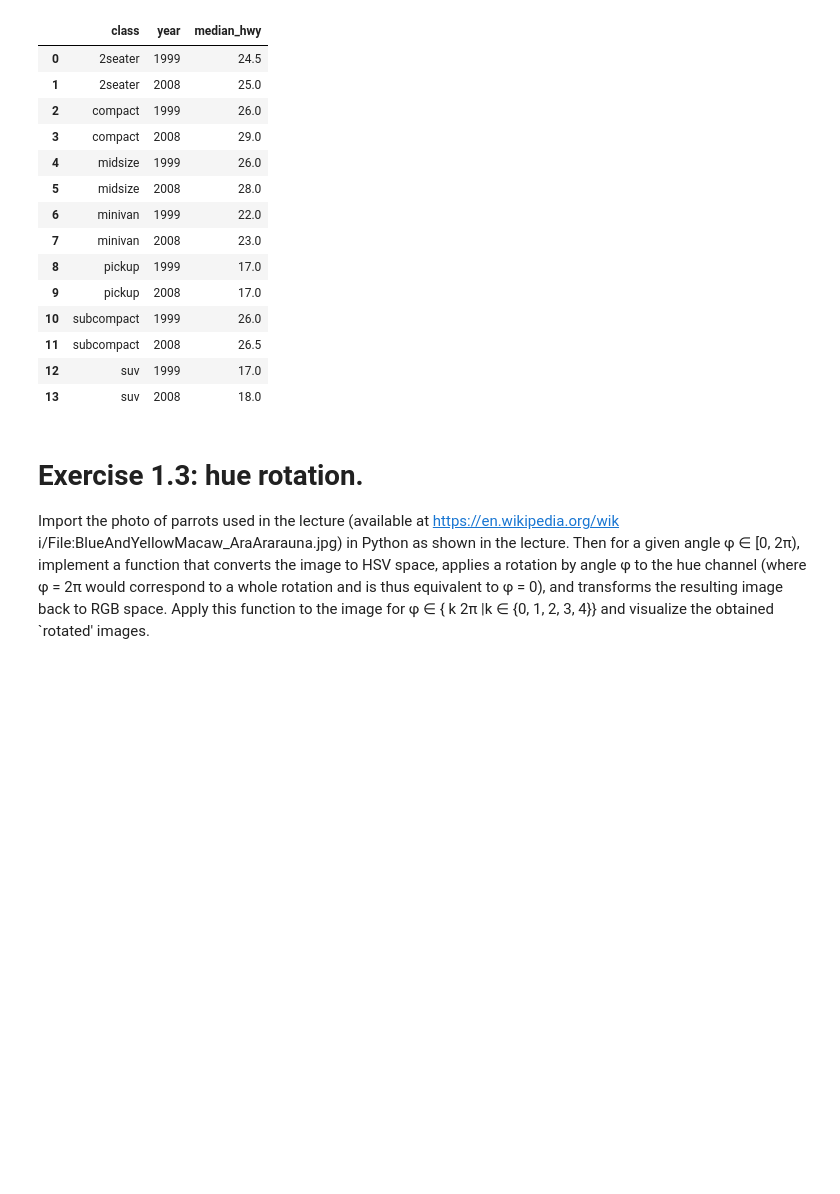
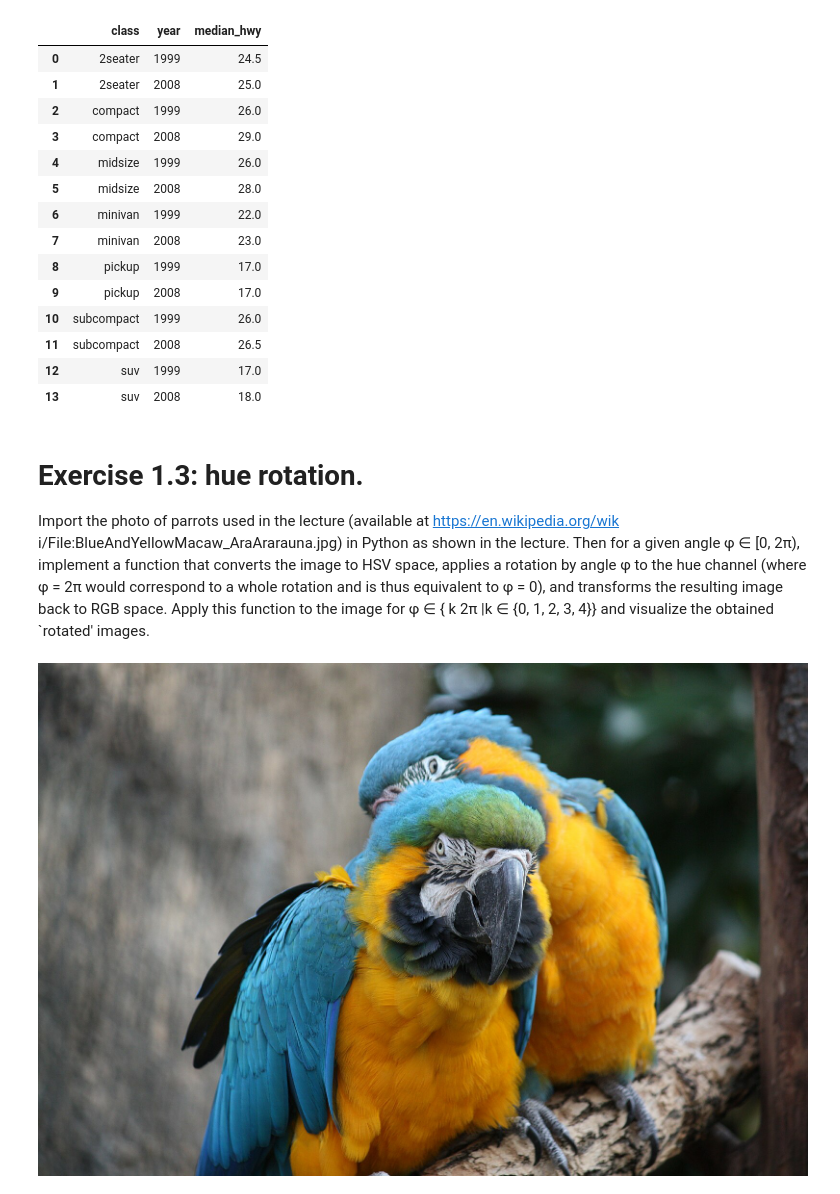
Before and after one commit to Deepak1520/Visualization, a Jupyter notebook: problem-sheet-01/Solution_1.ipynb, the cells around one changed output. Saved outputs shown, nothing was run; the diff lists cells and outputs as text; code cells hidden in the pictures; blank space fills up the shorter version.

```diff
--- a/problem-sheet-01/Solution_1.ipynb
+++ b/problem-sheet-01/Solution_1.ipynb
@@ -228,3 +228,12 @@ is thus equivalent to φ = 0), and transforms the resulting image back to RGB sp
 function to the image for φ ∈ { k
 2π
 |k ∈ {0, 1, 2, 3, 4}} and visualize the obtained `rotated' images.
+# %%
+from PIL import Image
+
+#loading the image
+image_filename = "BlueAndYellowMacaw_AraArarauna.jpg"
+image = Image.open(image_filename)
+display(image)
+# %% [output]
+[figure, added]
```
Also changed, not shown: parts of 2 cells of this notebook, 1 other file.
